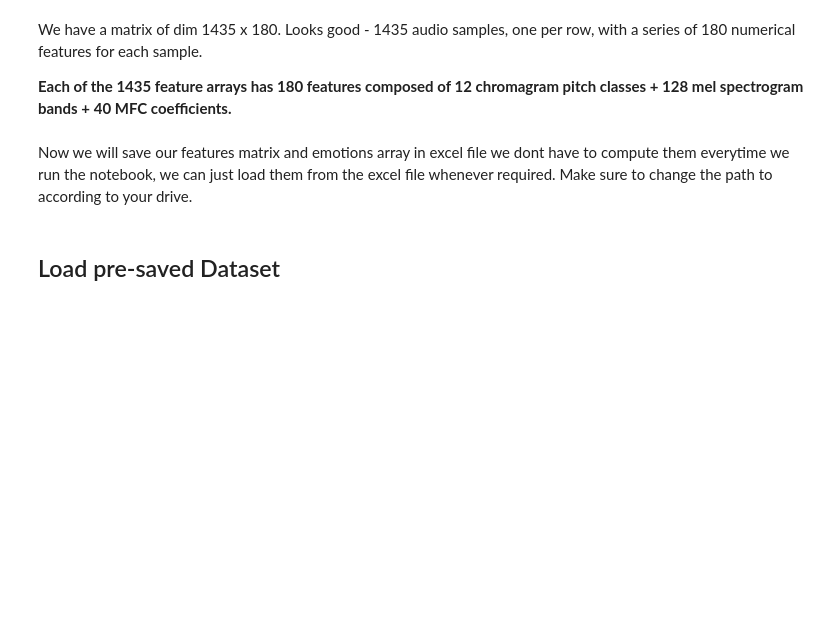
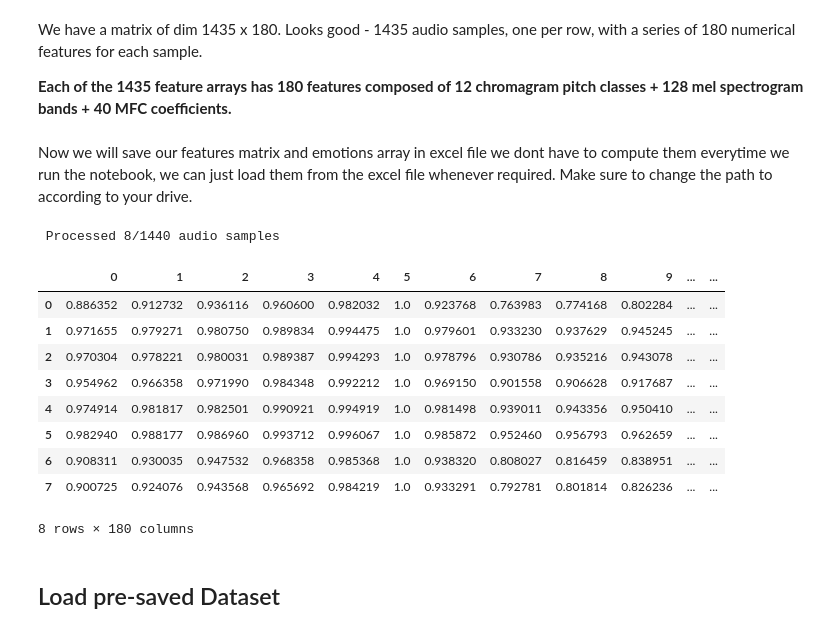
Before and after one commit to ChristianSantos2671/Week3-ClassicML, a Jupyter notebook: Week_3_MachineLearning.ipynb, the cells around one changed output. Drawn from its saved outputs; the diff is of its cells as text; code cells hidden in the pictures; blank space fills up the shorter version.

Commit message:
tested RAVDESS data

```diff
--- a/Week_3_MachineLearning.ipynb
+++ b/Week_3_MachineLearning.ipynb
@@ -175,7 +175,7 @@ import os, glob
 def load_data():
     X,y=[],[]
     count = 0
-    for file in glob.glob("Audio Data/Audio Data/*/*.wav"):
+    for file in glob.glob("./Audio Data/*/*.wav"):
         file_name=os.path.basename(file)
         emotion=emotions_dict[file_name.split("-")[2]]
         features = get_features(file)
@@ -231,3 +231,43 @@ Now we will save our features matrix and emotions array in excel file we dont ha
 # %%
 features_df.to_csv('featuresRavdess.csv')
 emotions_df.to_csv('emotionsRavdess.csv')
+# %%
+import os, glob
+
+def load_data2():
+    X,y=[],[]
+    count = 0
+    for file in glob.glob("./Actor_25/*.wav"):
+        file_name=os.path.basename(file)
+        emotion=emotions_dict[file_name.split("-")[2]]
+        features = get_features(file)
+        X.append(features)
+        y.append(emotion)
+        count += 1
+        # '\r' + end='' results in printing over same line
+        print('\r' + f' Processed {count}/{1440} audio samples',end=' ')
+    # Return arrays to plug into sklearn's cross-validation algorithms
+    return np.array(X), np.array(y)
+# %%
+features, emotions = load_data2()
+# %% [output]
+ Processed 8/1440 audio samples
+# %%
+features_df = pd.DataFrame(features) # make it pretty for display
+
+
+#making dataframe for emotions as well
+emotions_df = pd.DataFrame(emotions) # make it pretty for display
+
+features_df
+# %% [output]
+|  | 0 | 1 | 2 | 3 | 4 | 5 | 6 | 7 | 8 | 9 | ... | ... |
+| 0 | 0.886352 | 0.912732 | 0.936116 | 0.960600 | 0.982032 | 1.0 | 0.923768 | 0.763983 | 0.774168 | 0.802284 | ... | ... |
+| 1 | 0.971655 | 0.979271 | 0.980750 | 0.989834 | 0.994475 | 1.0 | 0.979601 | 0.933230 | 0.937629 | 0.945245 | ... | ... |
+| 2 | 0.970304 | 0.978221 | 0.980031 | 0.989387 | 0.994293 | 1.0 | 0.978796 | 0.930786 | 0.935216 | 0.943078 | ... | ... |
+| 3 | 0.954962 | 0.966358 | 0.971990 | 0.984348 | 0.992212 | 1.0 | 0.969150 | 0.901558 | 0.906628 | 0.917687 | ... | ... |
+| 4 | 0.974914 | 0.981817 | 0.982501 | 0.990921 | 0.994919 | 1.0 | 0.981498 | 0.939011 | 0.943356 | 0.950410 | ... | ... |
+| 5 | 0.982940 | 0.988177 | 0.986960 | 0.993712 | 0.996067 | 1.0 | 0.985872 | 0.952460 | 0.956793 | 0.962659 | ... | ... |
+| 6 | 0.908311 | 0.930035 | 0.947532 | 0.968358 | 0.985368 | 1.0 | 0.938320 | 0.808027 | 0.816459 | 0.838951 | ... | ... |
+| 7 | 0.900725 | 0.924076 | 0.943568 | 0.965692 | 0.984219 | 1.0 | 0.933291 | 0.792781 | 0.801814 | 0.826236 | ... | ... |
+8 rows × 180 columns
```
Also changed, not shown: parts of 8 cells of this notebook.
